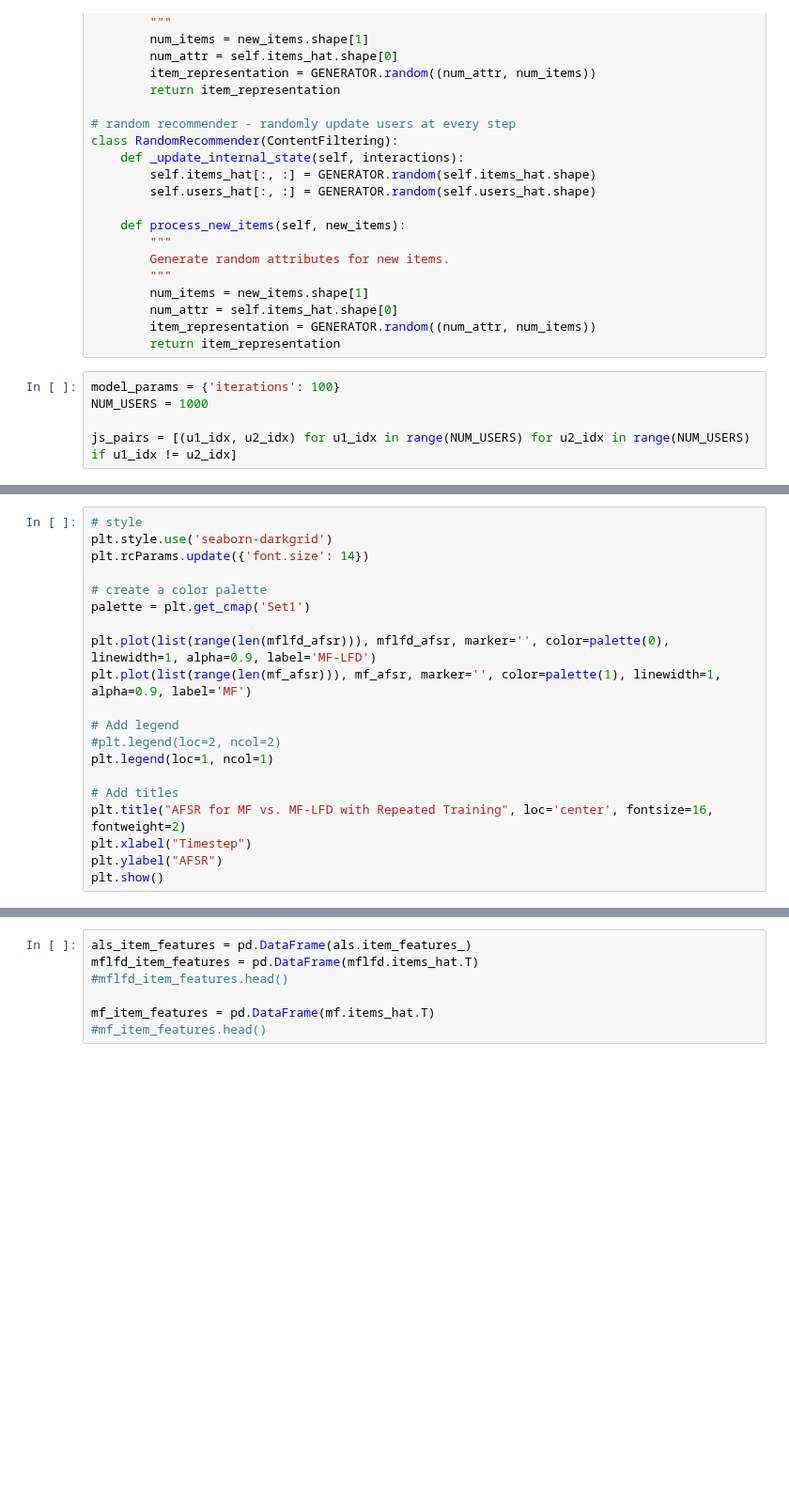
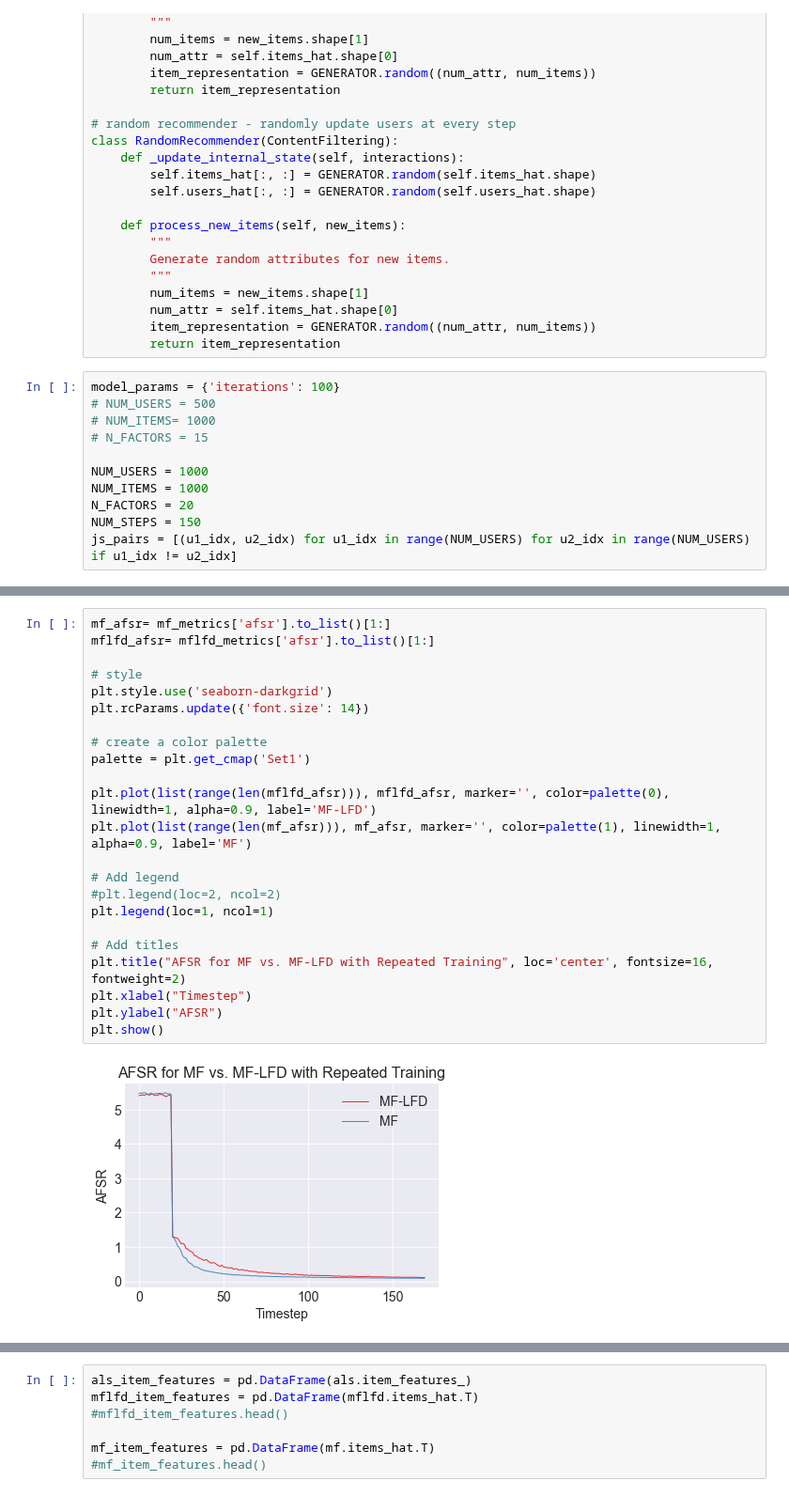
Before and after one commit to elucherini/t-recs, a Jupyter notebook: examples/MFLFDTesting.ipynb, the cells around one changed output, grey strips where cells are left out. Shown at 94% size. Drawn from its saved outputs; the diff is of its cells as text; blank space fills up the shorter version.

```diff
--- a/examples/MFLFDTesting.ipynb
+++ b/examples/MFLFDTesting.ipynb
@@ -51,7 +51,13 @@ class RandomRecommender(ContentFiltering):
         return item_representation
 # %%
 model_params = {'iterations': 100}
+# NUM_USERS = 500
+# NUM_ITEMS= 1000
+# N_FACTORS = 15
+
 NUM_USERS = 1000
-
+NUM_ITEMS = 1000
+N_FACTORS = 20
+NUM_STEPS = 150
 js_pairs = [(u1_idx, u2_idx) for u1_idx in range(NUM_USERS) for u2_idx in range(NUM_USERS) if u1_idx != u2_idx]
 # %%
@@ -81,23 +133,28 @@ mf_afsr= mf_metrics['afsr'].to_list()[21:]
 # %%
+mf_afsr= mf_metrics['afsr'].to_list()[1:]
+mflfd_afsr= mflfd_metrics['afsr'].to_list()[1:]
+
 # style
 plt.style.use('seaborn-darkgrid')
 plt.rcParams.update({'font.size': 14})
 
 # create a color palette
 palette = plt.get_cmap('Set1')
 
 plt.plot(list(range(len(mflfd_afsr))), mflfd_afsr, marker='', color=palette(0), linewidth=1, alpha=0.9, label='MF-LFD')
 plt.plot(list(range(len(mf_afsr))), mf_afsr, marker='', color=palette(1), linewidth=1, alpha=0.9, label='MF')
 
 # Add legend
 #plt.legend(loc=2, ncol=2)
 plt.legend(loc=1, ncol=1)
 
 # Add titles
 plt.title("AFSR for MF vs. MF-LFD with Repeated Training", loc='center', fontsize=16, fontweight=2)
 plt.xlabel("Timestep")
 plt.ylabel("AFSR")
 plt.show()
+# %% [output]
+[figure, added]
 # %%
 mlsmall = MovieLens('../../t-recs-experiments/data/ml-latest-small')
 ratings = mlsmall.ratings[['user', 'item']]
```
Also changed, not shown: parts of 17 cells of this notebook, 1 other file.
